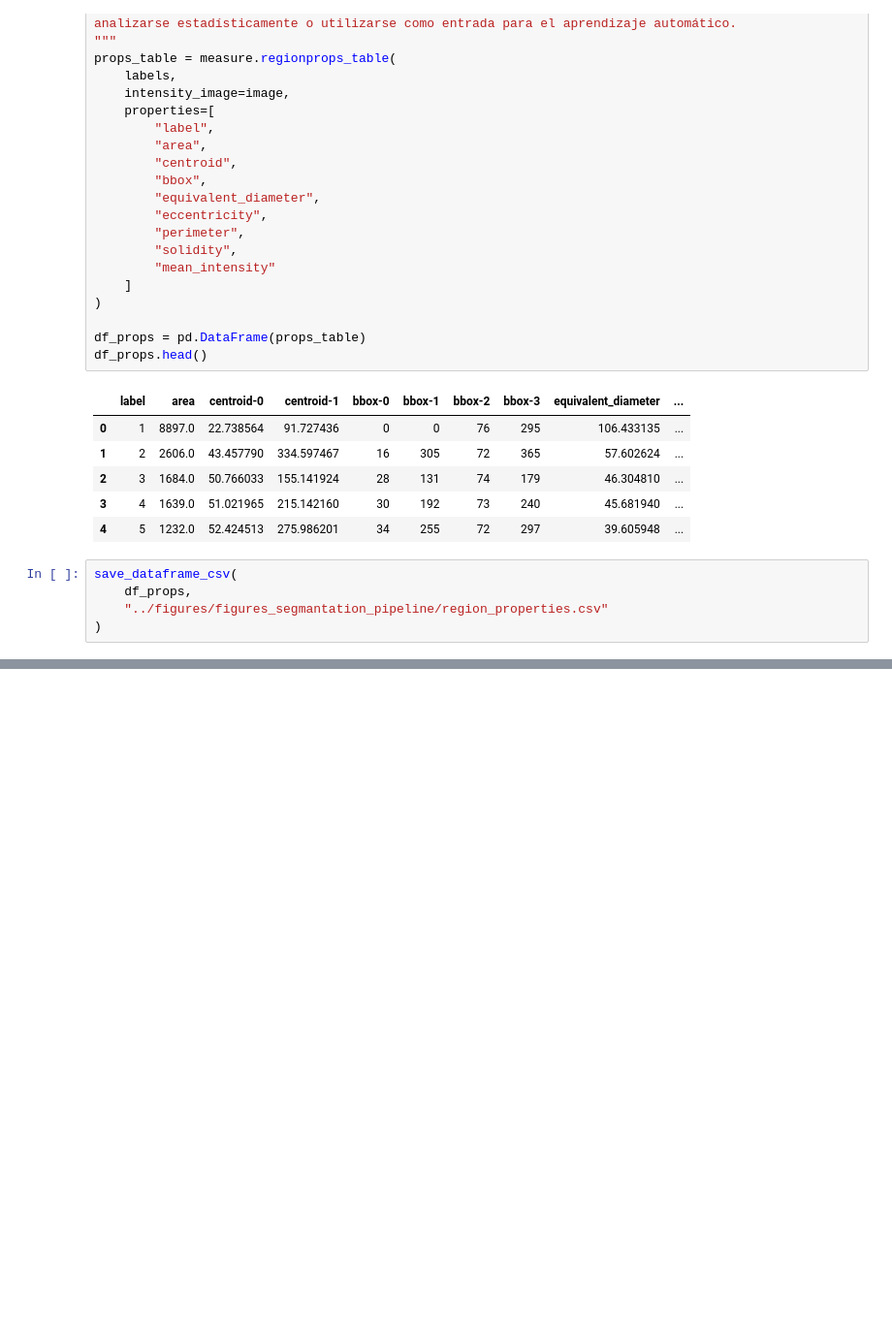
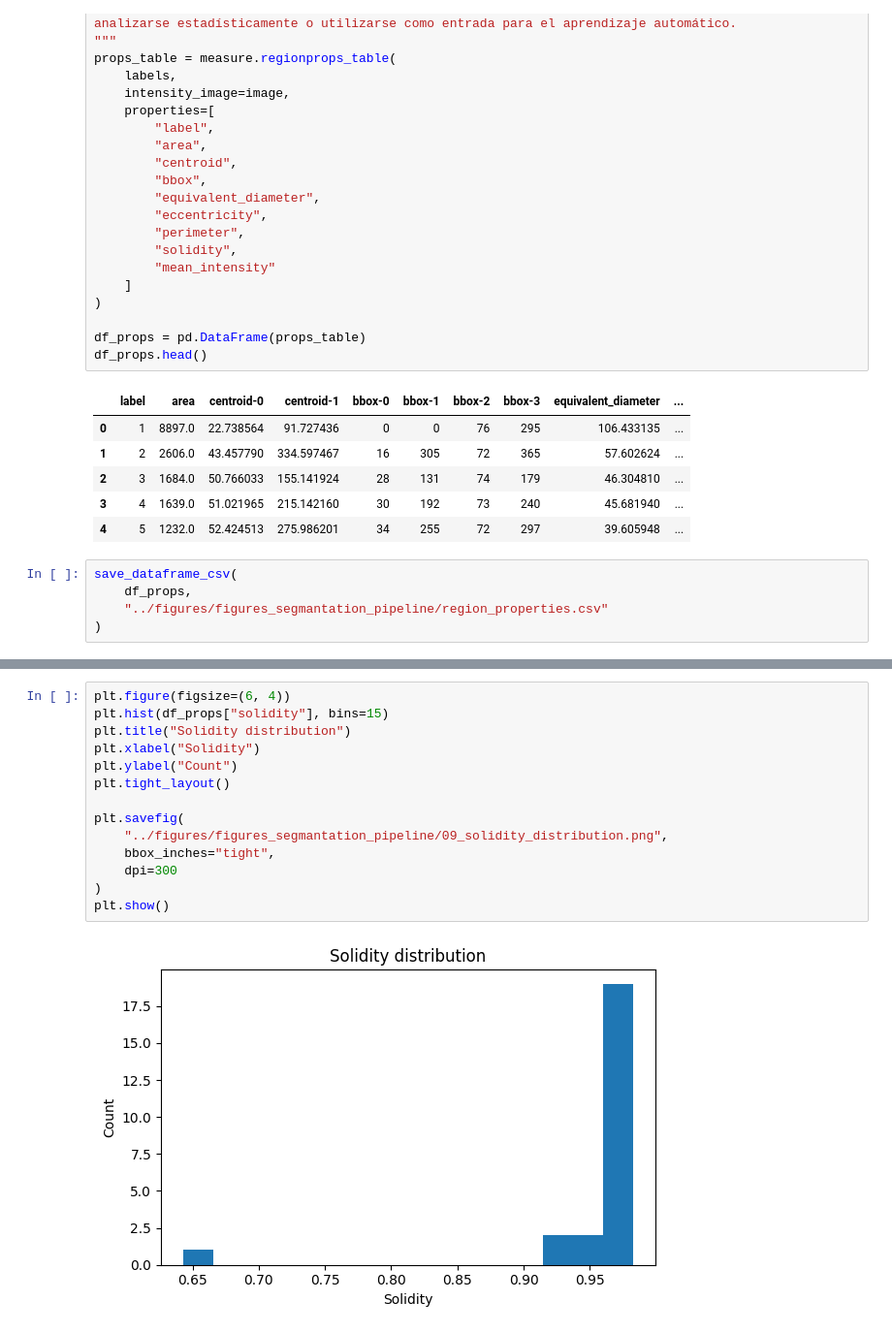
Before and after one commit to peterzm/ai-imaging-portfolio, a Jupyter notebook: 04_segmentation/notebooks/05_scientific_image_segmentation_pipeline.ipynb, the cells around one changed output, grey strips where cells are left out. Shown at 97% size. Cells and saved outputs as stored; diff of their text form; blank space fills up the shorter version.

```diff
--- a/04_segmentation/notebooks/05_scientific_image_segmentation_pipeline.ipynb
+++ b/04_segmentation/notebooks/05_scientific_image_segmentation_pipeline.ipynb
@@ -228,0 +267,16 @@ plt.show()
+# %%
+plt.figure(figsize=(6, 4))
+plt.hist(df_props["solidity"], bins=15)
+plt.title("Solidity distribution")
+plt.xlabel("Solidity")
+plt.ylabel("Count")
+plt.tight_layout()
+
+plt.savefig(
+    "../figures/figures_segmantation_pipeline/09_solidity_distribution.png",
+    bbox_inches="tight",
+    dpi=300
+)
+plt.show()
+# %% [output]
+[figure, added]
```
Also changed, not shown: parts of 4 cells of this notebook, 4 other files.
